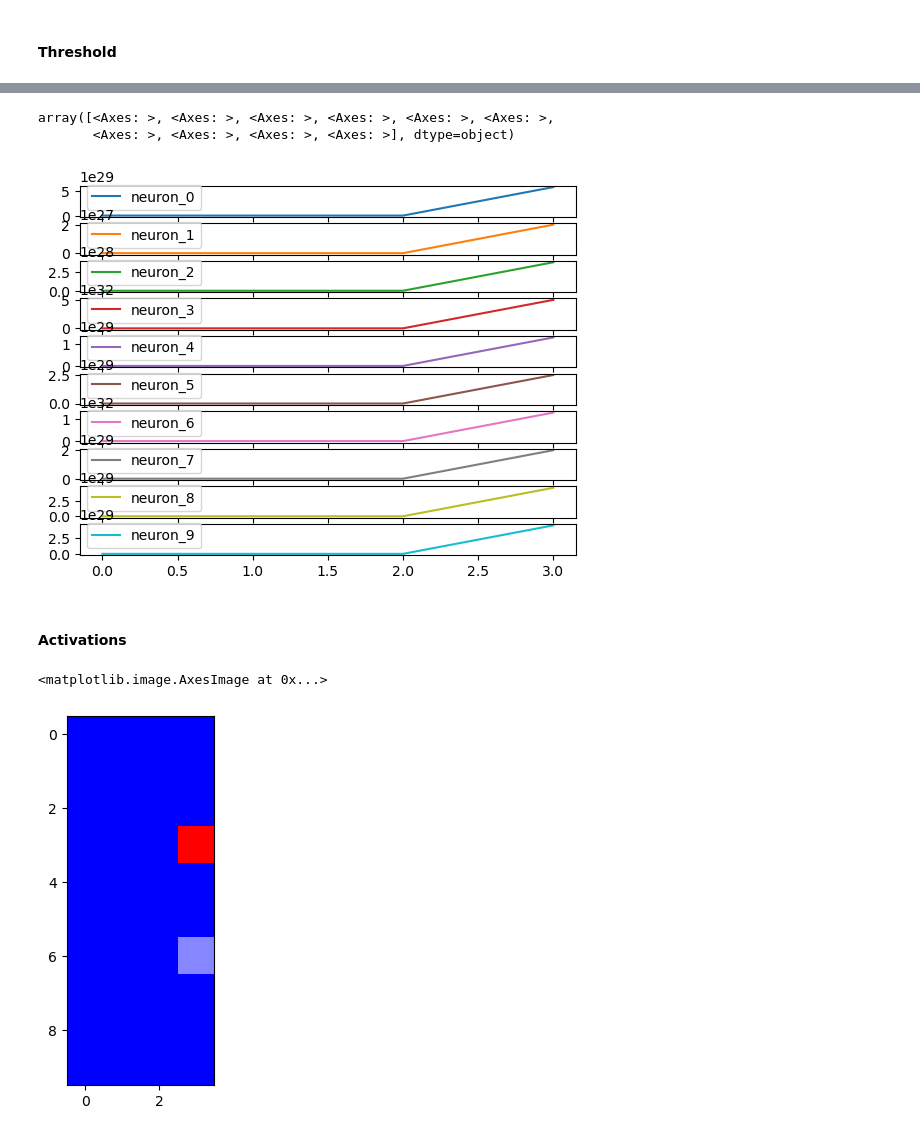
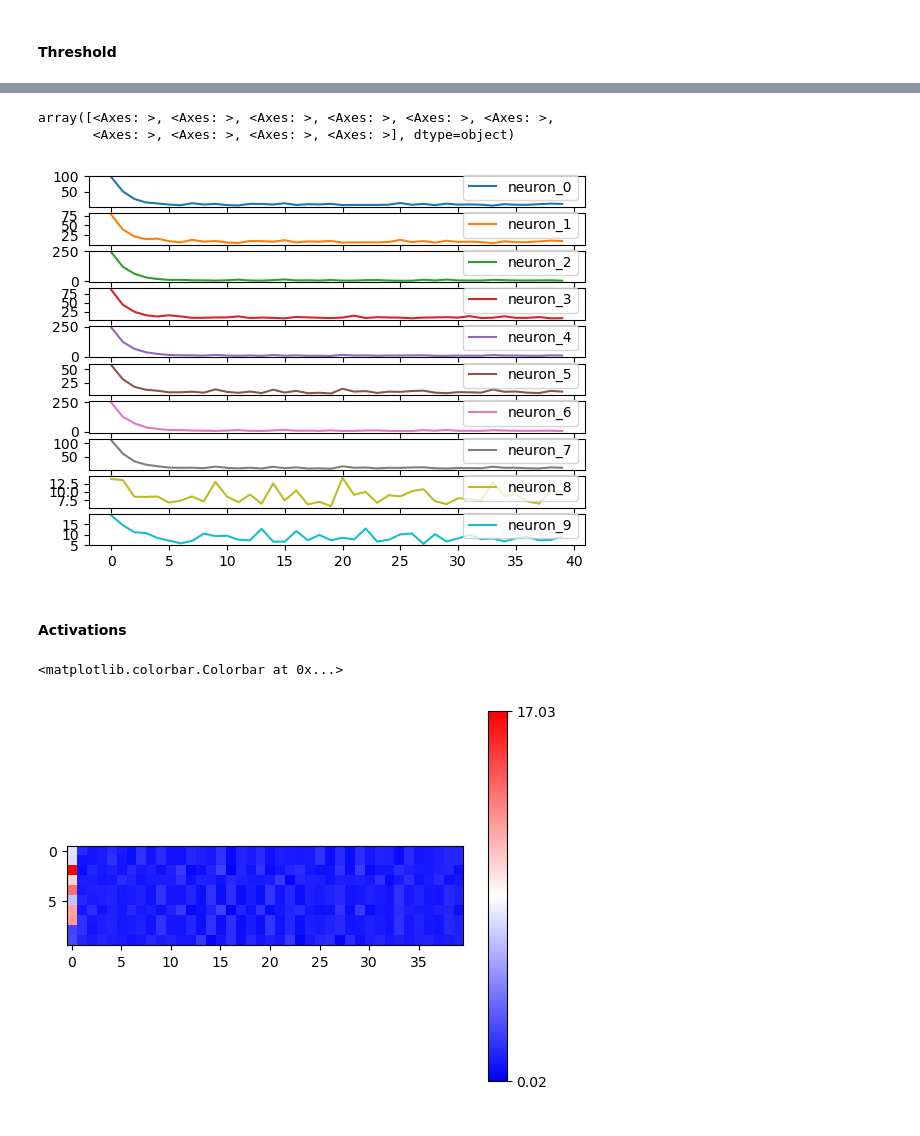
Before and after one commit to juelha/BCM_LearningRule, a Jupyter notebook: main.ipynb, the cells around one changed output, grey strips where cells are left out. Cells and saved outputs as stored; diff of their text form; code cells hidden in the pictures.

Commit message:
+ Squadrani et al version, weights still too high

```diff
--- a/main.ipynb
+++ b/main.ipynb
@@ -26,7 +26,7 @@ def draw_weights(weights):
     im = plt.imshow(all_weights, cmap='bwr', vmin=-abs_max, vmax=abs_max)
     fig.colorbar(im, ticks=[np.amin(all_weights), 0, np.amax(all_weights)])
     plt.axis('off')
-    plt.title(f"Weights at epoch: {epoch}")
+    plt.title(f"Weights at epoch: {epoch+1}")
 
     fig.canvas.draw()
     display(fig)
@@ -50,6 +50,8 @@ class BCM_Model(nn.Module):
         self.threshold = torch.zeros(n_units)
         self.threshold_view = torch.reshape(self.threshold, (n_units,1)).expand(-1, batch_size)
         self.act = lambda y: y *(y - self.threshold_view)
+       # self.linear_act =
+       # self.act = nn.Sigmoid()
         # for visu
         self.selectivity = []
         self.activations = []
@@ -59,7 +61,7 @@ class BCM_Model(nn.Module):
         y = self.act(torch.mm(self.weights, x))
         return y
 
-    def update(self, x, dt=1):
+    def update(self, x, eps=1, dt=0.02):
         # update threshold
         y = torch.mm(self.weights, x)
         self.threshold = torch.mean(y, dim=1)
@@ -82,13 +143,12 @@ data = torch.from_numpy(data_np)
 n_samples, n_in = data.shape
 
 # hps
-n_epochs = 4
-learning_rate = 1
+n_epochs = 1
 n_units = 10
-batch_size = 5
-eps = 1
+batch_size = 100
 
 model = BCM_Model(n_in, n_units)
+#model = BCM_Model_Squadrani(n_in, n_units)
 
 # learning loop
 for epoch in range(n_epochs):
@@ -138,12 +201,13 @@ df.plot(subplots=True)
 # %% [output]
 array([<Axes: >, <Axes: >, <Axes: >, <Axes: >, <Axes: >, <Axes: >,
        <Axes: >, <Axes: >, <Axes: >, <Axes: >], dtype=object)
-[figure, old version]
+[figure, new version]
 # %% [markdown]
 #### Activations
 # %%
 y = np.array(model.activations)
 plt.imshow(y.T,cmap='bwr')
+plt.colorbar( ticks=[np.amin(y), 0, np.amax(y)])
 # %% [output]
-<matplotlib.image.AxesImage at 0x...>
+<matplotlib.colorbar.Colorbar at 0x...>
-[figure, old version]
+[figure, new version]
```
Also changed, not shown: parts of 6 cells of this notebook, 4 other files.
